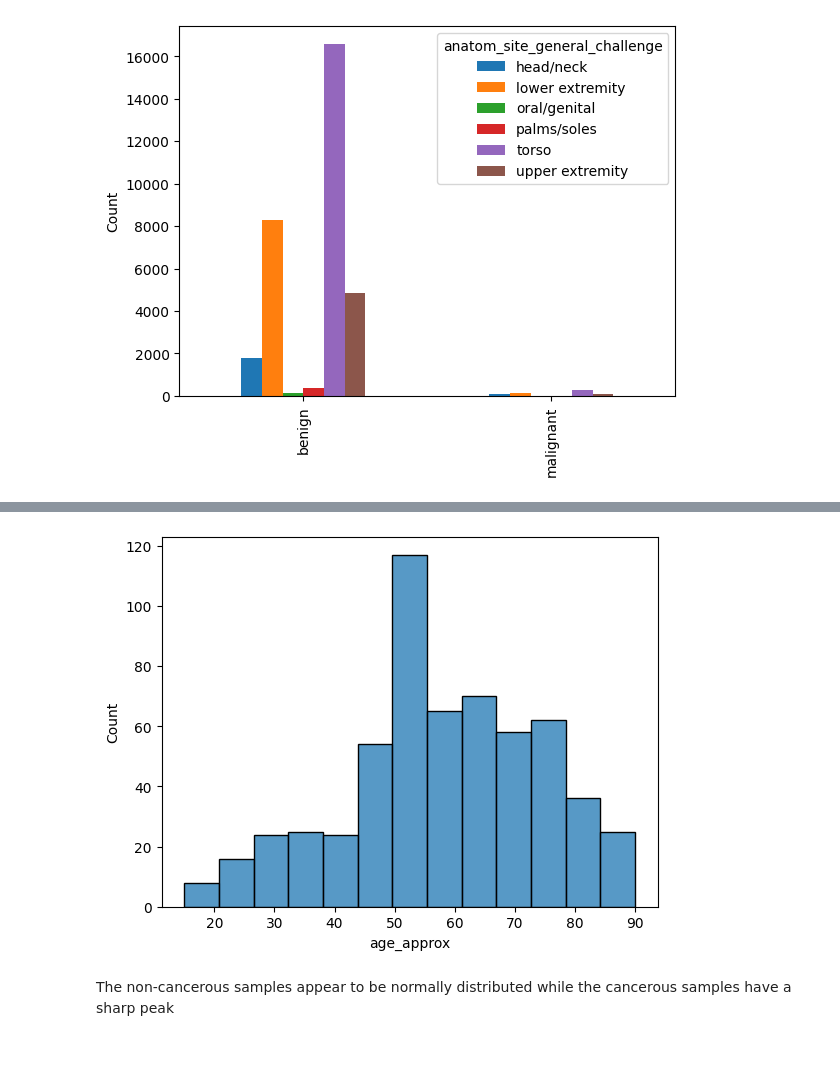
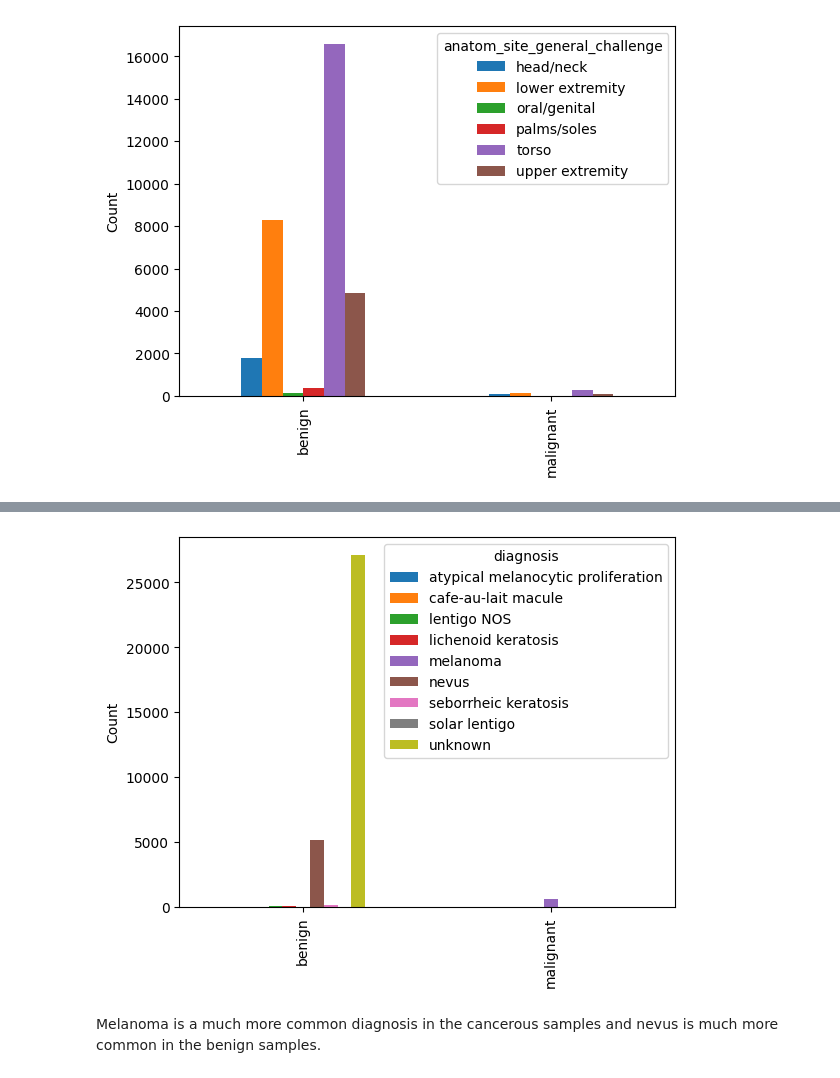
Before and after one commit to lindsaystrong7/6600_Final_Project, a Jupyter notebook: eda.ipynb, the cells around one changed output, grey strips where cells are left out. Saved outputs shown, nothing was run; the diff lists cells and outputs as text; code cells hidden in the pictures; blank space fills up the shorter version.

```diff
--- a/eda.ipynb
+++ b/eda.ipynb
@@ -274,7 +267,11 @@ plt.show()
-# %%
-sns.histplot(data=train_data[train_data['benign_malignant'] == 'malignant'], x='age_approx')
-plt.show()
-# %% [output]
-[figure, removed]
-# %% [markdown]
-The non-cancerous samples appear to be normally distributed while the cancerous samples have a sharp peak
+# %%
+pivot_df = body_cancer_counts.pivot(index='benign_malignant', columns='diagnosis', values='Count')
+
+pivot_df.plot(kind='bar', stacked=False)
+plt.ylabel('Count')
+plt.xlabel('')
+plt.show()
+# %% [output]
+[figure, added]
+# %% [markdown]
+Melanoma is a much more common diagnosis in the cancerous samples and nevus is much more common in the benign samples.
```
Also changed, not shown: parts of 6 cells of this notebook.
